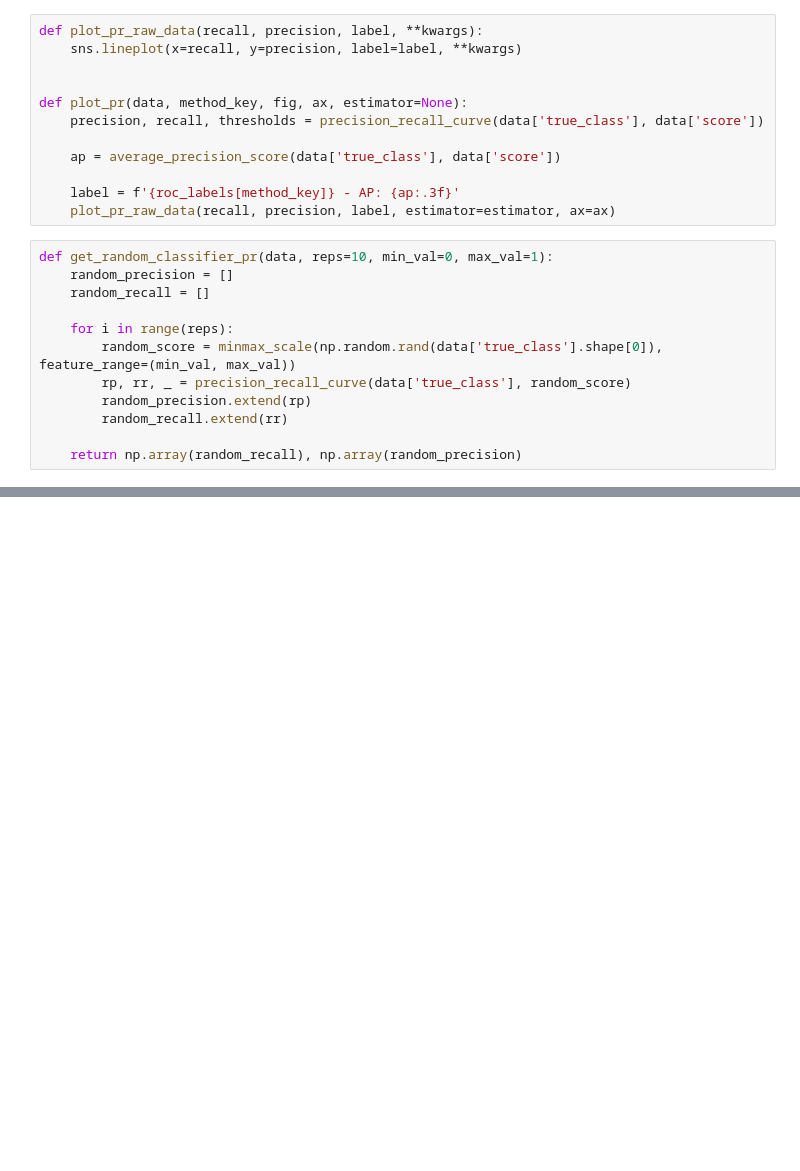
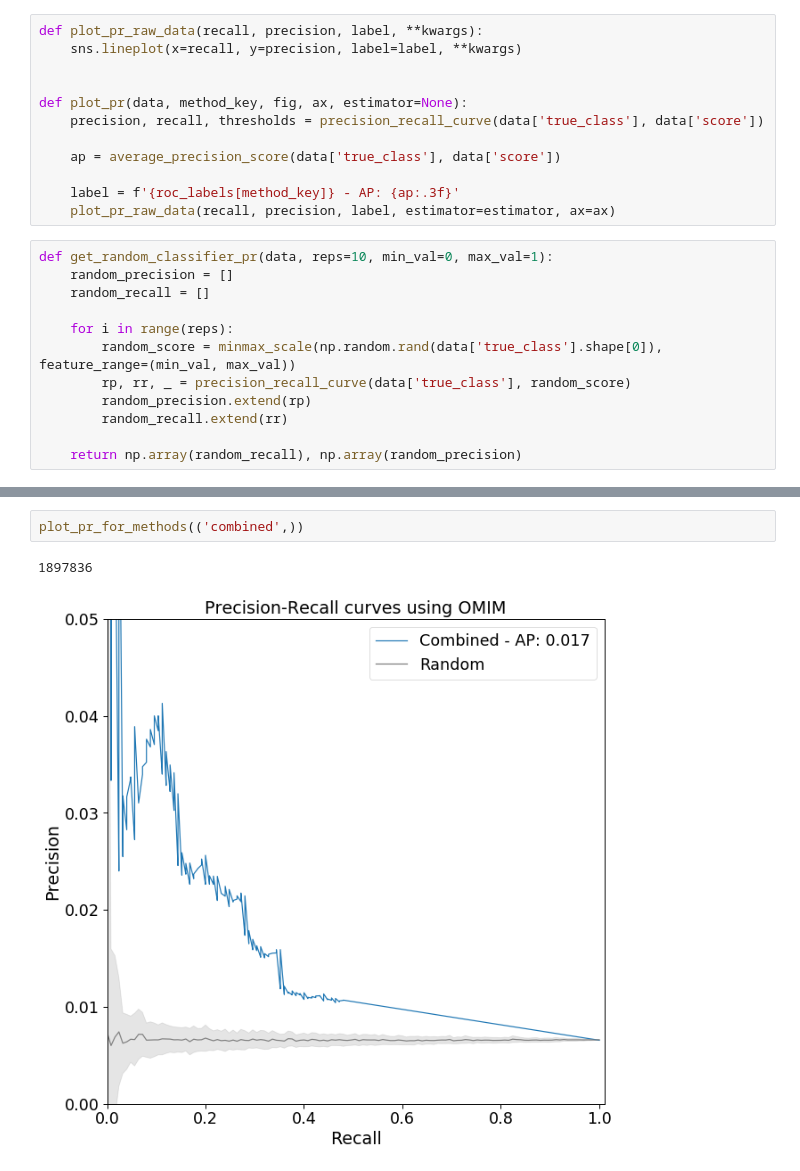
Before and after one commit to hakyimlab/phenomexcan, a Jupyter notebook: scripts/150_validation/omim/05_roc-omim_standard-plots.ipynb, the cells around one changed output, grey strips where cells are left out. Drawn from its saved outputs; the diff is of its cells as text; blank space fills up the shorter version.

```diff
--- a/scripts/150_validation/omim/05_roc-omim_standard-plots.ipynb
+++ b/scripts/150_validation/omim/05_roc-omim_standard-plots.ipynb
@@ -194,0 +201,5 @@ with sns.plotting_context('paper', font_scale=2.00):
+# %%
+plot_pr_for_methods(('combined',))
+# %% [output]
+1897836
+[figure, added]
```
Also changed, not shown: parts of 11 cells of this notebook.
